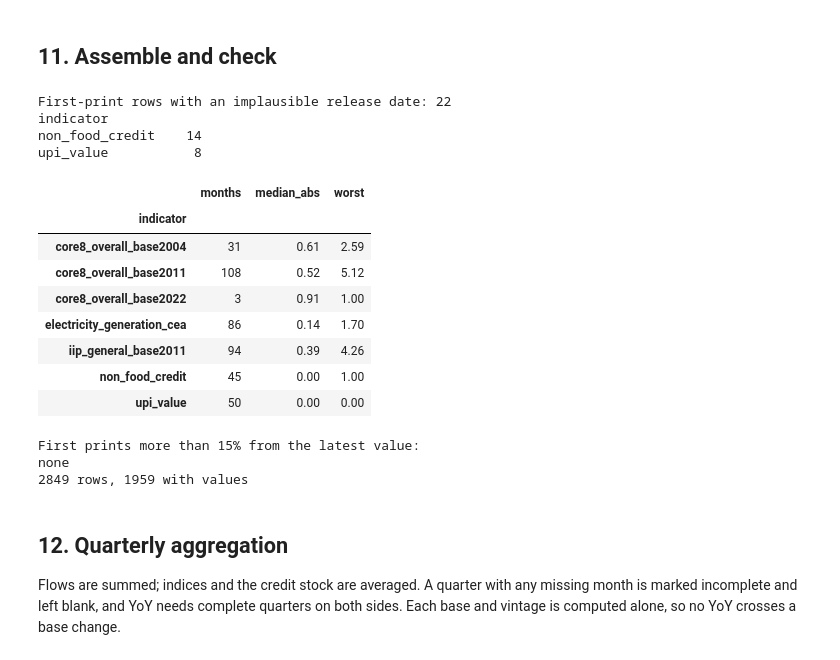
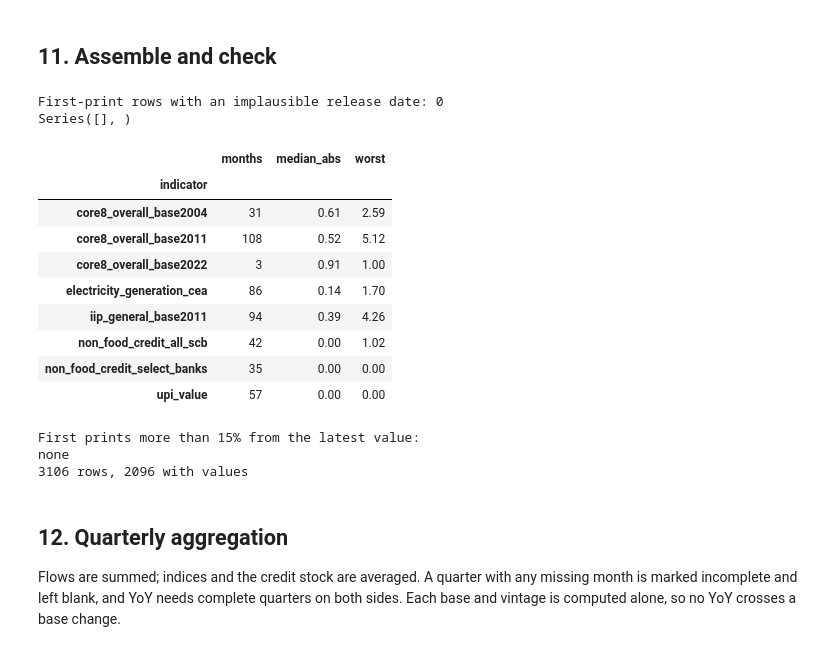
Before and after one commit to sayandp/india-gdp-nowcaster, a Jupyter notebook: notebooks/02_indicators.ipynb, the cells around one changed output. Drawn from its saved outputs; the diff is of its cells as text; code cells hidden in the pictures.

```diff
--- a/notebooks/02_indicators.ipynb
+++ b/notebooks/02_indicators.ipynb
@@ -17,7 +17,7 @@ Collects monthly indicators for the nowcast from Jan 2014 to the latest month av
 
 **Fetching:** files are downloaded with curl, because Python's bundled certificates reject two of the government hosts. Certificate checks stay on.
 # %%
-import calendar, html, json, re, subprocess, urllib.parse as up, warnings
+import calendar, html, json, os, re, subprocess, time, urllib.parse as up, warnings
 from concurrent.futures import ThreadPoolExecutor
 from pathlib import Path
 
@@ -28,7 +28,8 @@ import pdfplumber
 from IPython.display import display
 
 warnings.filterwarnings("ignore", message=".*xlrd.*")
-RAW = Path("../data/raw/indicators"); RAW.mkdir(parents=True, exist_ok=True)
+# NOWCAST_RAW lets a reproducibility run start from an empty folder without touching the usual one.
+RAW = Path(os.environ.get("NOWCAST_RAW", "../data/raw/indicators")); RAW.mkdir(parents=True, exist_ok=True)
 PROCESSED = Path("../data/processed"); REPORTS = Path("../reports")
 START, END = pd.Period("2014-01", "M"), pd.Period("2026-10", "M")
 UA = "Mozilla/5.0 (Windows NT 10.0; Win64; x64) AppleWebKit/537.36 Chrome/120 Safari/537.36"
@@ -45,11 +46,21 @@ def fetch(url, path, data=None, timeout=90):
     cmd = ["curl", "-sL", "-A", UA, "--max-time", str(timeout), "-o", str(path), "-w", "%{http_code}"]
     if data:
         cmd += ["--data-binary", "@-", "-H", "Content-Type: application/x-www-form-urlencoded"]
-    out = subprocess.run(cmd + [url], capture_output=True, input=data.encode() if data else None)
-    if out.stdout.decode().strip() != "200":
+    # Wayback and PIB drop requests when busy, so give them a few tries with a pause before counting a file as missing.
+    busy = "web.archive.org" in url or "pib.gov.in" in url
+    for attempt in range(4 if busy else 1):
+        out = subprocess.run(cmd + [url], capture_output=True, input=data.encode() if data else None)
+        if out.stdout.decode().strip() == "200":
+            Path(f"{path}.url").write_text(url, encoding="utf8")    # the true source, for cached reruns
+            return True
         path.unlink(missing_ok=True)
-        return False
-    return True
+        time.sleep(5 * (attempt + 1) if busy else 0)
+    return False
+
+def cached_source(path):
+    # The URL a cached file really came from, when several candidates were possible.
+    sidecar = Path(f"{path}.url")
+    return sidecar.read_text(encoding="utf8") if Path(path).exists() and sidecar.exists() else None
 
 def fetch_all(jobs, workers=8):
     # jobs: (url, path) pairs
@@ -114,6 +125,8 @@ def iip_job(item):
     path = RAW / "iip" / name
     path.parent.mkdir(exist_ok=True)
     live = url.replace("http://", "https://").replace(":80/", "/")
+    if cached_source(path):
+        return cached_source(path), path
     return live if fetch(live, path) else (f"https://web.archive.org/web/{stamp}id_/{url}" if fetch(f"https://web.archive.org/web/{stamp}id_/{url}", path) else None), path
 with ThreadPoolExecutor(8) as pool:
     iip_got = list(pool.map(iip_job, iip_files.items()))
@@ -603,44 +766,44 @@ pair = wide.dropna(subset=["first", "latest"]).copy()
 pair["gap_pct"] = (pair["first"] / pair["latest"] - 1).mul(100)
 revision_check = pair.groupby("indicator")["gap_pct"].agg(months="count", median_abs=lambda x: x.abs().median(), worst=lambda x: x.abs().max()).round(2)
 display(revision_check)
 suspect = pair[pair["gap_pct"].abs() > 15].reset_index()
 print("First prints more than 15% from the latest value:")
 print(suspect[["indicator", "ref_month", "first", "latest", "gap_pct"]].round(2).to_string(index=False) if len(suspect) else "none")
 
 # Blank rows make gaps explicit. Base-specific series are only expected inside their own observed span.
-EXTENDED_START = {"gst_gross_collection": "2017-07", "eway_bills": "2018-04", "upi_value": "2016-04"}
+EXTENDED_START = {"gst_gross_collection": "2017-07", "eway_bills": "2018-04", "upi_value": "2016-04",
+                  "diesel_hsd_consumption": "2020-04", "petrol_ms_consumption": "2020-04"}
 filled = []
 for (indicator, vintage), part in monthly.groupby(["indicator", "vintage"]):
-    start = part["ref"].min() if "_base" in indicator else pd.Period(EXTENDED_START.get(indicator, str(START)), "M")
+    start = part["ref"].min() if ("_base" in indicator or indicator.endswith(("_select_banks", "_all_scb"))) else pd.Period(EXTENDED_START.get(indicator, str(START)), "M")
     part = part.set_index("ref").reindex(pd.period_range(start, part["ref"].max(), freq="M"))
     part["indicator"], part["vintage"] = indicator, vintage
     part["unit"] = part["unit"].ffill().bfill()
     part["ref_month"] = part.index.astype(str)
     filled.append(part.reset_index(names="ref"))
 monthly = pd.concat(filled, ignore_index=True).sort_values(["indicator", "vintage", "ref"])
 MONTHLY_COLS = ["indicator", "ref_month", "value", "unit", "release_date", "vintage", "source_url"]
 out = monthly[MONTHLY_COLS].copy()
 out["release_date"] = out["release_date"].dt.strftime("%Y-%m-%d")
 out.to_csv(PROCESSED / "indicators_monthly.csv", index=False)
 monthly.loc[monthly["date_method"].fillna("") != "", ["indicator", "ref_month", "vintage", "date_method"]].to_csv(PROCESSED / "indicators_provenance.csv", index=False)
 print(len(out), "rows,", out["value"].notna().sum(), "with values")
 # %% [output]
-First-print rows with an implausible release date: 22
-indicator
-non_food_credit    14
-upi_value           8
+First-print rows with an implausible release date: 0
+Series([], )
 |  | months | median_abs | worst |
 | indicator |  |  |  |
 | core8_overall_base2004 | 31 | 0.61 | 2.59 |
 | core8_overall_base2011 | 108 | 0.52 | 5.12 |
 | core8_overall_base2022 | 3 | 0.91 | 1.00 |
 | electricity_generation_cea | 86 | 0.14 | 1.70 |
 | iip_general_base2011 | 94 | 0.39 | 4.26 |
-| non_food_credit | 45 | 0.00 | 1.00 |
-| upi_value | 50 | 0.00 | 0.00 |
+| non_food_credit_all_scb | 42 | 0.00 | 1.02 |
+| non_food_credit_select_banks | 35 | 0.00 | 0.00 |
+| upi_value | 57 | 0.00 | 0.00 |
 First prints more than 15% from the latest value:
 none
-2849 rows, 1959 with values
+3106 rows, 2096 with values
 # %% [markdown]
 ## 12. Quarterly aggregation
 
```
Also changed, not shown: parts of 16 cells of this notebook, 7 other files.
